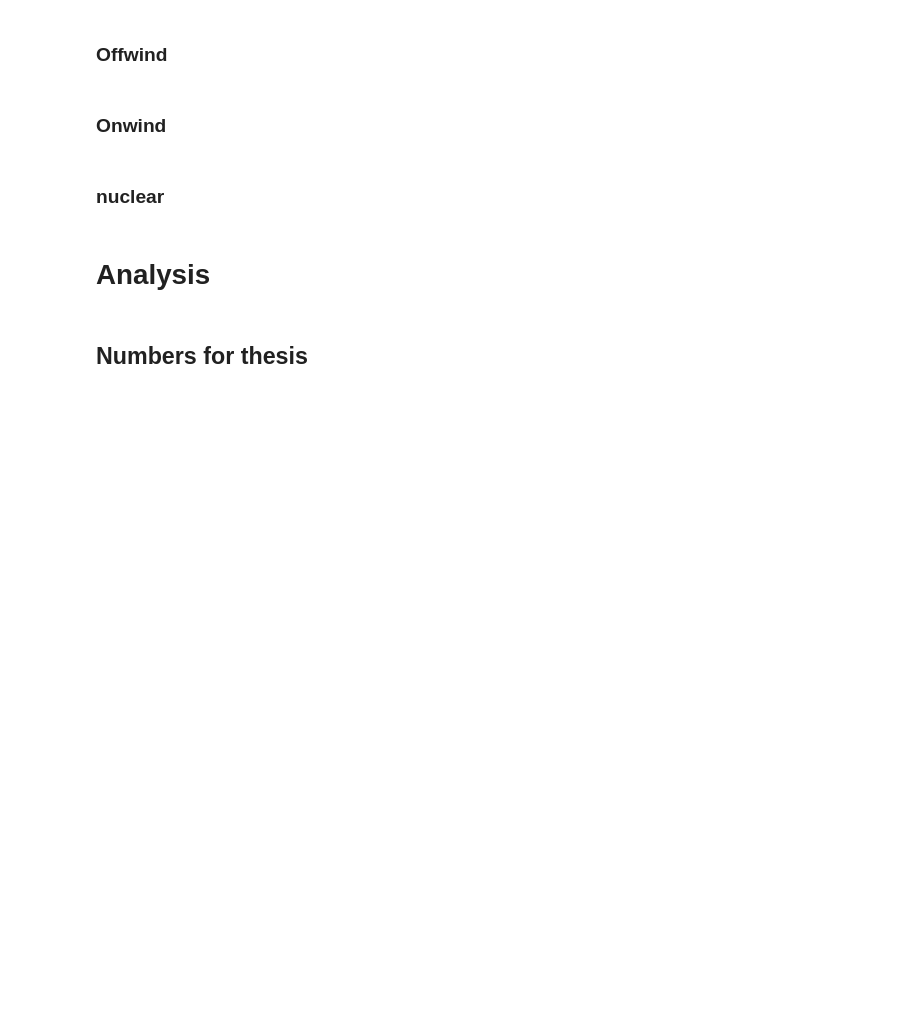
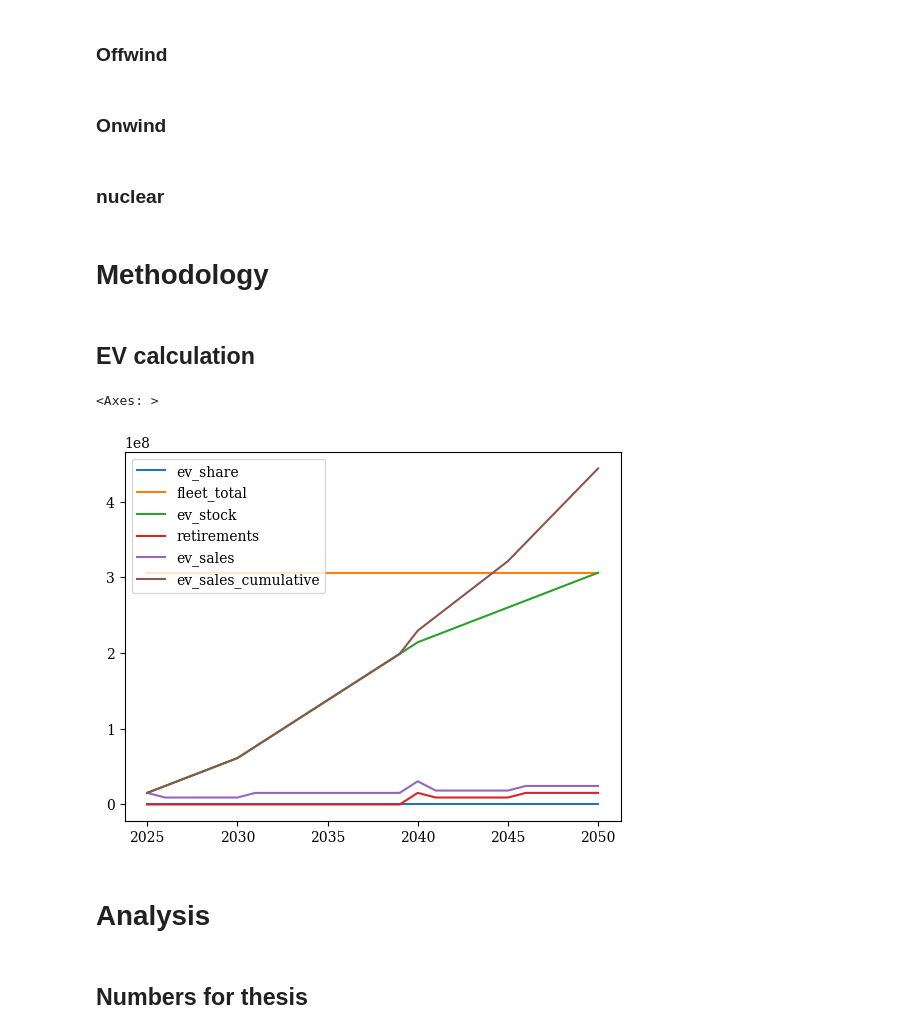
Before and after one commit to ayshaC/pypsa-eur, a Jupyter notebook: analysis/mineral_analysis.ipynb, the cells around one changed output. Cells and saved outputs as stored; diff of their text form; code cells hidden in the pictures; blank space fills up the shorter version.

```diff
--- a/analysis/mineral_analysis.ipynb
+++ b/analysis/mineral_analysis.ipynb
@@ -148,6 +148,29 @@ nuc_gens["carrier_adj"] = nuc_gens["carrier"].str[:7]
 nuc_gens["country"] = nuc_gens["bus"].str[:2]
 grouped = nuc_gens.groupby(["country"])[["p_nom_min", "p_nom_max", "p_nom_opt"]].sum()
 grouped.to_csv("data/p_nom_scenarios/nuc_p_nom_new_model.csv")
+# %% [markdown]
+# Methodology
+# %% [markdown]
+## EV calculation
+# %%
+from mineral_analysis_lib import get_total_EVs
+
+# EV share pathway from config (can be replaced by reading YAML)
+land_transport_electric_share = {
+    2020: 0.0,
+    2025: 0.05,
+    2030: 0.20,
+    2035: 0.45,
+    2040: 0.70,
+    2045: 0.85,
+    2050: 1.0,
+}
+
+results_ev_turnover, total_ev_sold = get_total_EVs(2025, 2050, 15, land_transport_electric_share)
+results_ev_turnover.plot()
+# %% [output]
+<Axes: >
+[figure, added]
 # %% [markdown]
 # Analysis
 # %% [markdown]
```
Also changed, not shown: parts of 6 cells of this notebook.
